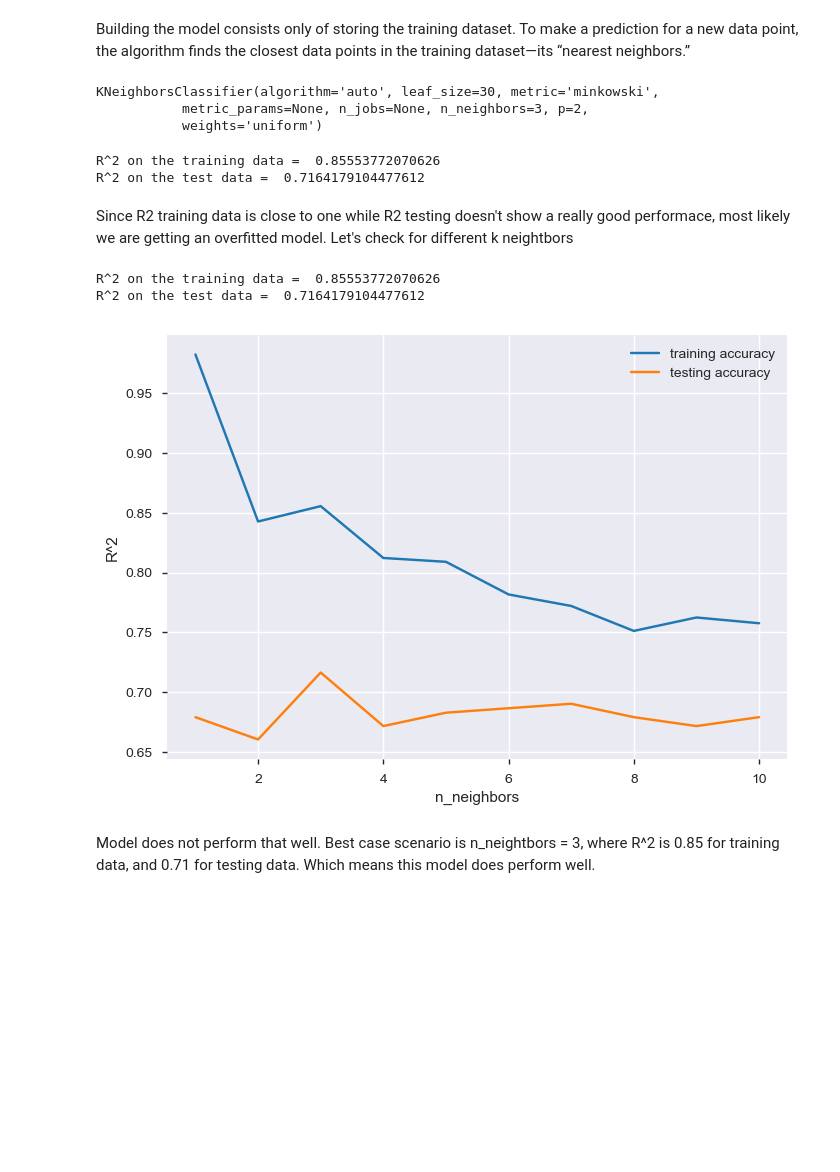
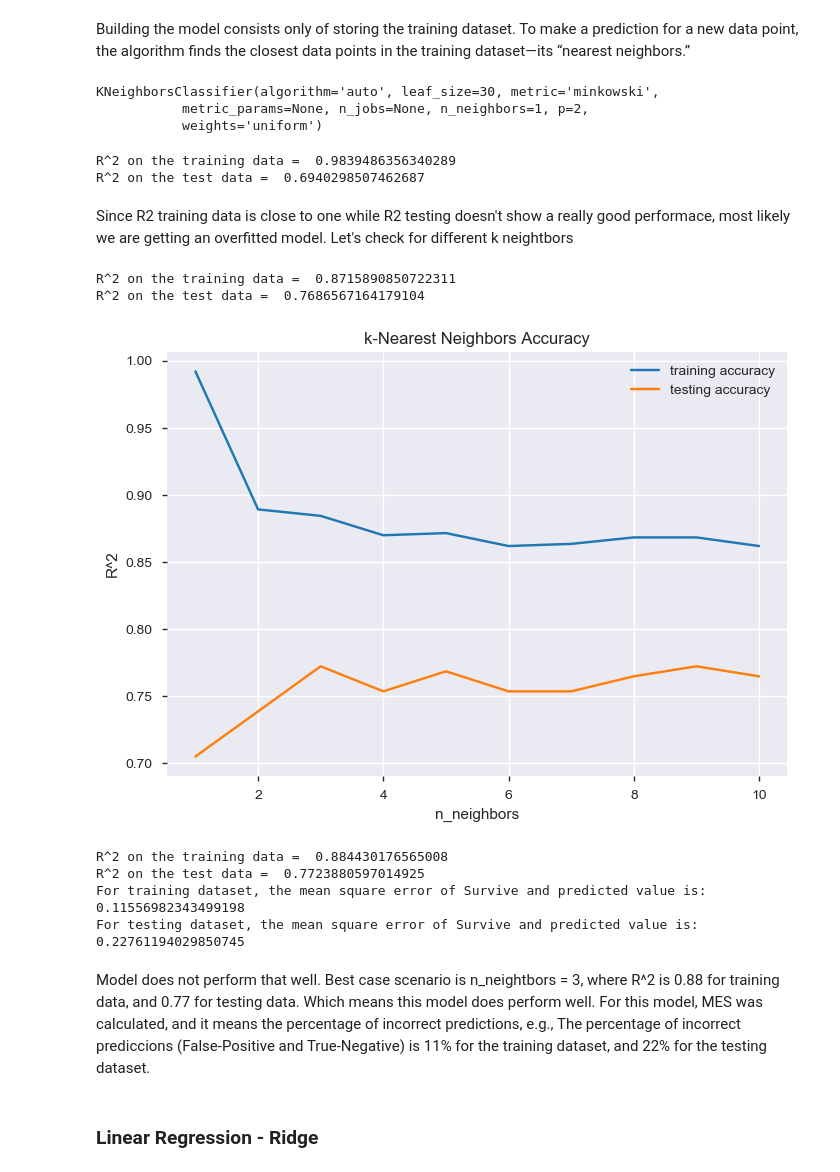
Before and after one commit to felgonzalezh/DataScienceProjects, a Jupyter notebook: Kaggle/Titanic_Project/Titanic_Notebook.ipynb, the cells around one changed output. Drawn from its saved outputs; the diff is of its cells as text; code cells hidden in the pictures; blank space fills up the shorter version.

```diff
--- a/Kaggle/Titanic_Project/Titanic_Notebook.ipynb
+++ b/Kaggle/Titanic_Project/Titanic_Notebook.ipynb
@@ -728,12 +742,12 @@ D_catfare = pd.get_dummies(df_train["Cat_fare"])
 D_title = pd.get_dummies(df_train["Title"])
 # %%
 df_TRAIN_t = df_train
-df_TRAIN_t = pd.concat([df_train, D_sex], axis=1)
-df_TRAIN_t = pd.concat([df_train, D_cabin], axis=1)
-df_TRAIN_t = pd.concat([df_train, D_emb], axis=1)
-df_TRAIN_t = pd.concat([df_train, D_catage], axis=1)
-df_TRAIN_t = pd.concat([df_train, D_catfare], axis=1)
-df_TRAIN_t = pd.concat([df_train, D_title], axis=1)
+df_TRAIN_t = pd.concat([df_TRAIN_t, D_sex], axis=1)
+df_TRAIN_t = pd.concat([df_TRAIN_t, D_cabin], axis=1)
+df_TRAIN_t = pd.concat([df_TRAIN_t, D_emb], axis=1)
+df_TRAIN_t = pd.concat([df_TRAIN_t, D_catage], axis=1)
+df_TRAIN_t = pd.concat([df_TRAIN_t, D_catfare], axis=1)
+df_TRAIN_t = pd.concat([df_TRAIN_t, D_title], axis=1)
 # %%
 df_TRAIN_t = df_TRAIN_t.drop(["Name","Sex", "Cabin","Embarked","Cat_age","Cat_fare","Title"], axis=1)
 # %%
@@ -753,49 +767,67 @@ new data point, the algorithm finds the closest data points in the training data
 “nearest neighbors.”
 # %%
 # K-Neighbors Classifier
-clf = KNeighborsClassifier(n_neighbors=3)
+clf = KNeighborsClassifier(n_neighbors=1)
 clf.fit(x_train, y_train)
 #print("Test set predictions: {}".format(clf.predict(x_test)))
 # %% [output]
 KNeighborsClassifier(algorithm='auto', leaf_size=30, metric='minkowski',
-           metric_params=None, n_jobs=None, n_neighbors=3, p=2,
+           metric_params=None, n_jobs=None, n_neighbors=1, p=2,
            weights='uniform')
 # %%
 score_training = clf.score(x_train,y_train)
 score_testing = clf.score(x_test,y_test)
+print("R^2 on the training data = ", score_training)
+print("R^2 on the test data = ", score_testing)
+# %% [output]
+R^2 on the training data =  0.9839486356340289
+R^2 on the test data =  0.6940298507462687
-# %%
-print("R^2 on the training data = ", score_training)
-print("R^2 on the test data = ", score_testing)
-# %% [output]
-R^2 on the training data =  0.85553772070626
-R^2 on the test data =  0.7164179104477612
 # %% [markdown]
 Since R2 training data is close to one while R2 testing doesn't show a really good performace, most likely we are getting an overfitted model. Let's check for different k neightbors
 # %%
 Rsqu_train = []
 Rsqu_test = []
 
-
 n_neighbors = range(1,11)
 for n in n_neighbors:
-    clf = KNeighborsClassifier(n_neighbors=n)
+    clf = Pipeline([('scale',StandardScaler()), ('model',KNeighborsClassifier(n_neighbors=n))])
+    #clf = KNeighborsClassifier(n_neighbors=n)
     clf.fit(x_train, y_train)
     Rsqu_train.append(clf.score(x_train, y_train))
     Rsqu_test.append(clf.score(x_test, y_test))
-    if(n==3):
-        print("R^2 on the training data = ", clf.score(x_train, y_train))
-        print("R^2 on the test data = ", clf.score(x_test, y_test))
 
 plt.plot(n_neighbors,Rsqu_train,label='training accuracy')
 plt.plot(n_neighbors,Rsqu_test,label='testing accuracy')
 plt.xlabel('n_neighbors')
 plt.ylabel('R^2')
+plt.title('k-Nearest Neighbors Accuracy')
 plt.legend()
 plt.show()
 # %% [output]
-R^2 on the training data =  0.85553772070626
-R^2 on the test data =  0.7164179104477612
+R^2 on the training data =  0.8715890850722311
+R^2 on the test data =  0.7686567164179104
-[figure, old version]
+[figure, new version]
+# %%
+clf = Pipeline([('scale',StandardScaler()), ('model',KNeighborsClassifier(n_neighbors=3))])
+clf.fit(x_train, y_train)
+print("R^2 on the training data = ", clf.score(x_train, y_train))
+print("R^2 on the test data = ", clf.score(x_test, y_test))
+
+Yhat=clf.predict(x_train)
+mse = mean_squared_error(y_train, Yhat)
+
+Yhat_t=clf.predict(x_test)
+mse_t = mean_squared_error(y_test, Yhat_t)
+
+print('For training dataset, the mean square error of Survive and predicted value is: ', mse)
+print('For testing dataset, the mean square error of Survive and predicted value is: ', mse_t)
+# %% [output]
+R^2 on the training data =  0.884430176565008
+R^2 on the test data =  0.7723880597014925
+For training dataset, the mean square error of Survive and predicted value is:  0.11556982343499198
+For testing dataset, the mean square error of Survive and predicted value is:  0.22761194029850745
 # %% [markdown]
-Model does not perform that well. Best case scenario is n_neightbors = 3, where R^2 is 0.85 for training data, and
-0.71 for testing data. Which means this model does perform well.
+Model does not perform that well. Best case scenario is n_neightbors = 3, where R^2 is 0.88 for training data, and
+0.77 for testing data. Which means this model does perform well. For this model, MES was calculated, and it means the percentage of incorrect predictions, e.g., The percentage of incorrect prediccions (False-Positive and True-Negative) is 11% for the training dataset, and 22% for the testing dataset.
+# %% [markdown]
+### Linear Regression - Ridge
```
Also changed, not shown: parts of 16 cells of this notebook.
